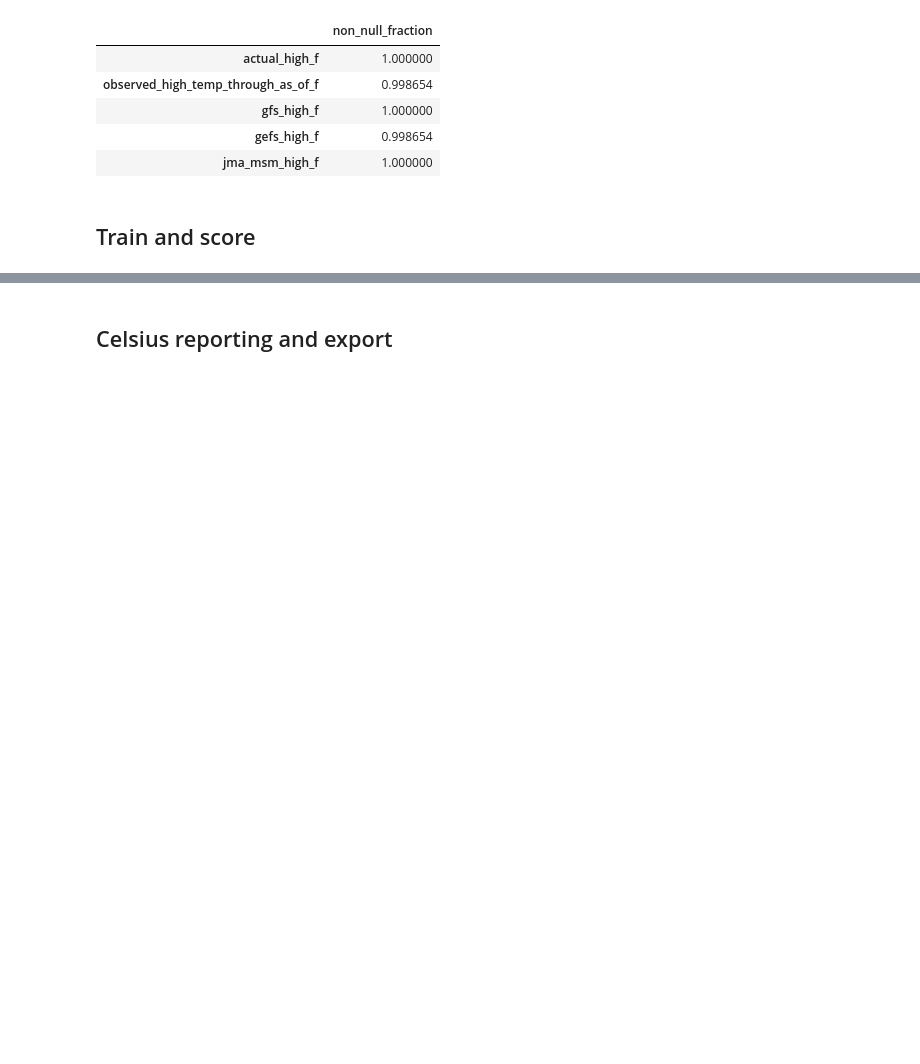
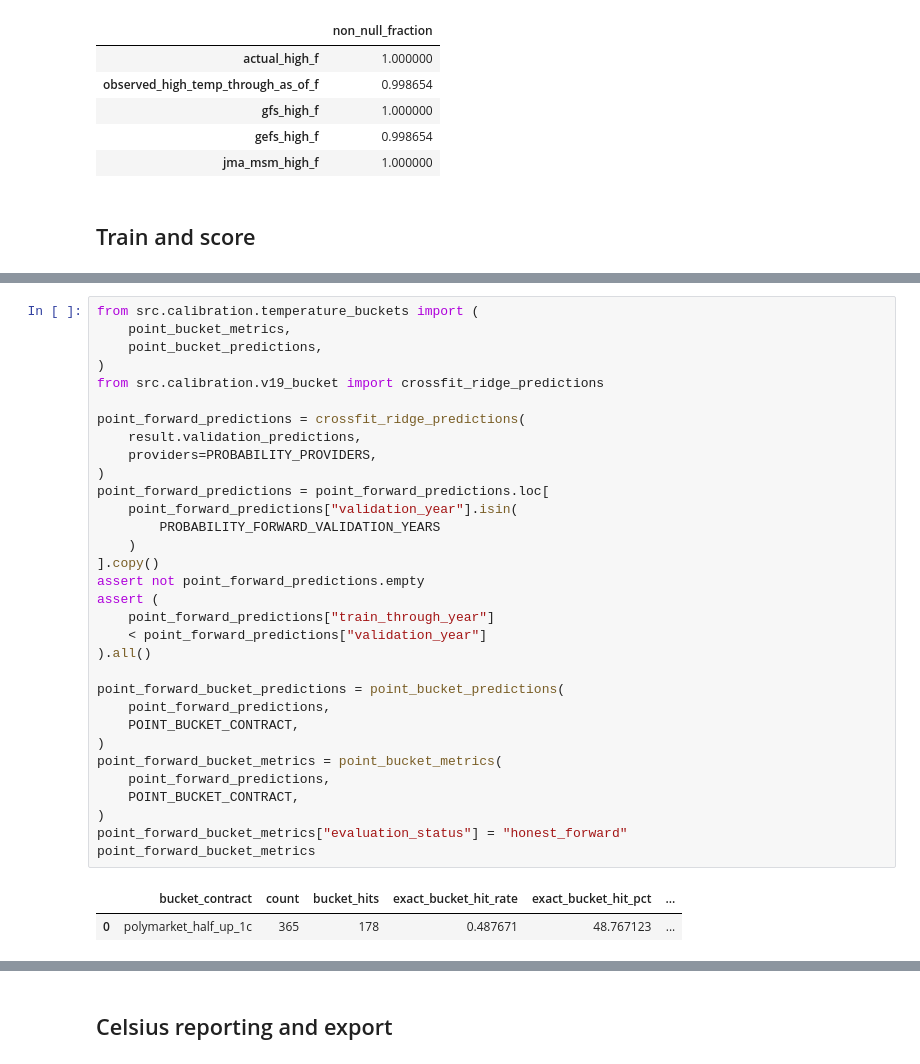
Before and after one commit to FarisFadilArifin/weather-research, a Jupyter notebook: notebooks/station_training_baseline/stations/Tokyo/train_Tokyo.ipynb, the cells around one changed output, grey strips where cells are left out. Cells and saved outputs as stored; diff of their text form; blank space fills up the shorter version.

```diff
--- a/notebooks/station_training_baseline/stations/Tokyo/train_Tokyo.ipynb
+++ b/notebooks/station_training_baseline/stations/Tokyo/train_Tokyo.ipynb
@@ -226,0 +238,35 @@ d:\dev\fraud-detection\.venv\Lib\site-packages\sklearn\
+# %%
+from src.calibration.temperature_buckets import (
+    point_bucket_metrics,
+    point_bucket_predictions,
+)
+from src.calibration.v19_bucket import crossfit_ridge_predictions
+
+point_forward_predictions = crossfit_ridge_predictions(
+    result.validation_predictions,
+    providers=PROBABILITY_PROVIDERS,
+)
+point_forward_predictions = point_forward_predictions.loc[
+    point_forward_predictions["validation_year"].isin(
+        PROBABILITY_FORWARD_VALIDATION_YEARS
+    )
+].copy()
+assert not point_forward_predictions.empty
+assert (
+    point_forward_predictions["train_through_year"]
+    < point_forward_predictions["validation_year"]
+).all()
+
+point_forward_bucket_predictions = point_bucket_predictions(
+    point_forward_predictions,
+    POINT_BUCKET_CONTRACT,
+)
+point_forward_bucket_metrics = point_bucket_metrics(
+    point_forward_predictions,
+    POINT_BUCKET_CONTRACT,
+)
+point_forward_bucket_metrics["evaluation_status"] = "honest_forward"
+point_forward_bucket_metrics
+# %% [output]
+|  | bucket_contract | count | bucket_hits | exact_bucket_hit_rate | exact_bucket_hit_pct | ... |
+| 0 | polymarket_half_up_1c | 365 | 178 | 0.487671 | 48.767123 | ... |
```
Also changed, not shown: parts of 13 cells of this notebook, 19 other files.
